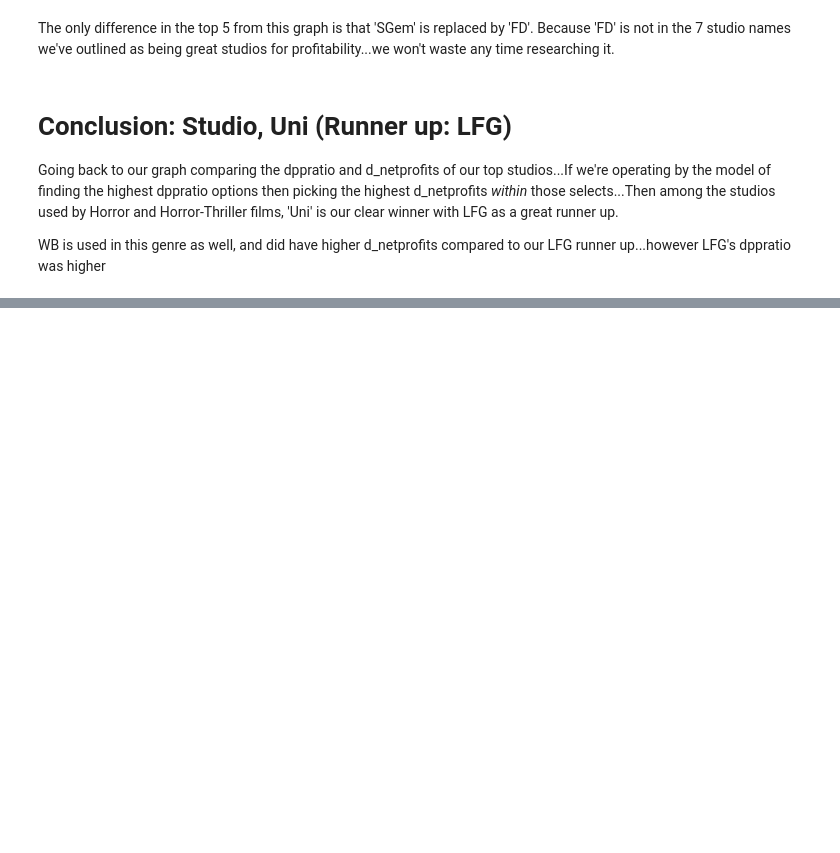
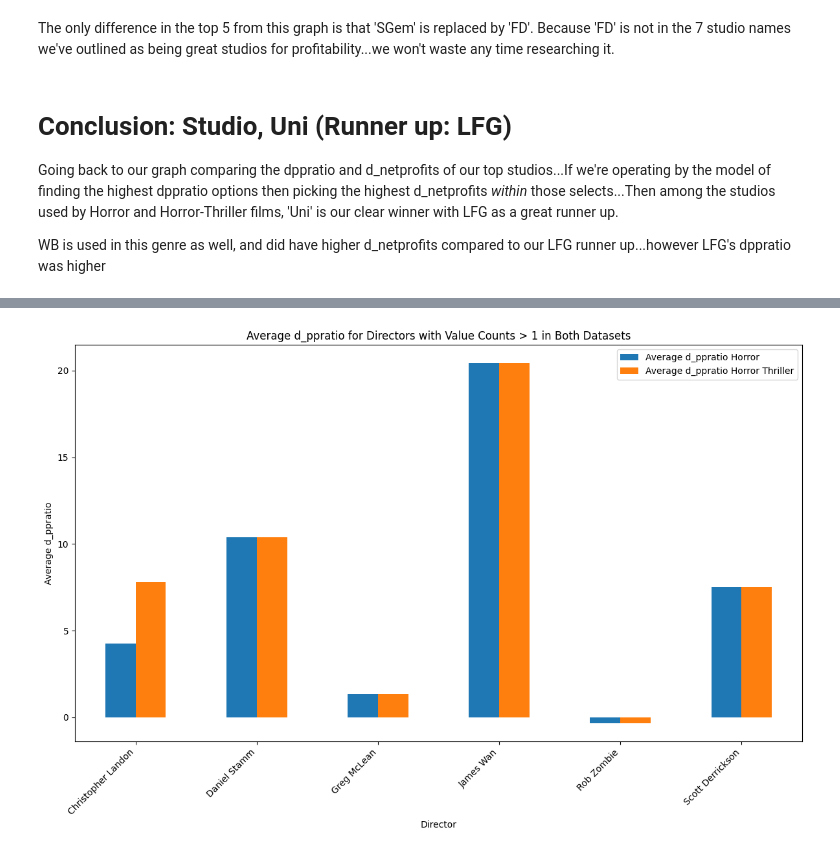
Before and after one commit to emmascotson/Movie-Data-Analysis, a Jupyter notebook: notebooks/exploratory.ipynb, the cells around one changed output, grey strips where cells are left out. Drawn from its saved outputs; the diff is of its cells as text; code cells hidden in the pictures; blank space fills up the shorter version.

```diff
--- a/notebooks/exploratory.ipynb
+++ b/notebooks/exploratory.ipynb
@@ -4606,0 +4752,32 @@ WB is used in this genre as well, and did have higher d_netprofits compared to o
+# %%
+# Step 1: Identify unique directors with value_counts > 1 in both datasets
+directors_horror_data = horror_data['director'].value_counts()
+directors_horror_thriller = horror_thriller['director'].value_counts()
+
+# Find common directors with value_counts > 1 in both datasets
+common_directors = set(directors_horror_data[directors_horror_data > 1].index) & set(directors_horror_thriller[directors_horror_thriller > 1].index)
+
+# Step 2: Filter data and calculate average d_ppratio
+filtered_data_horror_data = horror_data[horror_data['director'].isin(common_directors)]
+filtered_data_horror_thriller = horror_thriller[horror_thriller['director'].isin(common_directors)]
+
+# Calculate average d_ppratio for each director
+avg_d_ppratio_horror_data = filtered_data_horror_data.groupby('director')['d_ppratio'].mean()
+avg_d_ppratio_horror_thriller = filtered_data_horror_thriller.groupby('director')['d_ppratio'].mean()
+
+# Combine averages (in case some directors only appear in one dataset)
+combined_avg_d_ppratio = pd.concat([avg_d_ppratio_horror_data, avg_d_ppratio_horror_thriller], axis=1)
+combined_avg_d_ppratio.columns = ['Average d_ppratio Horror', 'Average d_ppratio Horror Thriller']
+
+# Step 3: Plotting
+plt.figure(figsize=(12, 8))
+combined_avg_d_ppratio.plot(kind='bar', ax=plt.gca())
+plt.xlabel('Director')
+plt.ylabel('Average d_ppratio')
+plt.title('Average d_ppratio for Directors with Value Counts > 1 in Both Datasets')
+plt.legend()
+plt.xticks(rotation=45, ha='right')
+plt.tight_layout()
+plt.show()
+# %% [output]
+[figure, added]
```
Also changed, not shown: parts of 14 cells of this notebook.
